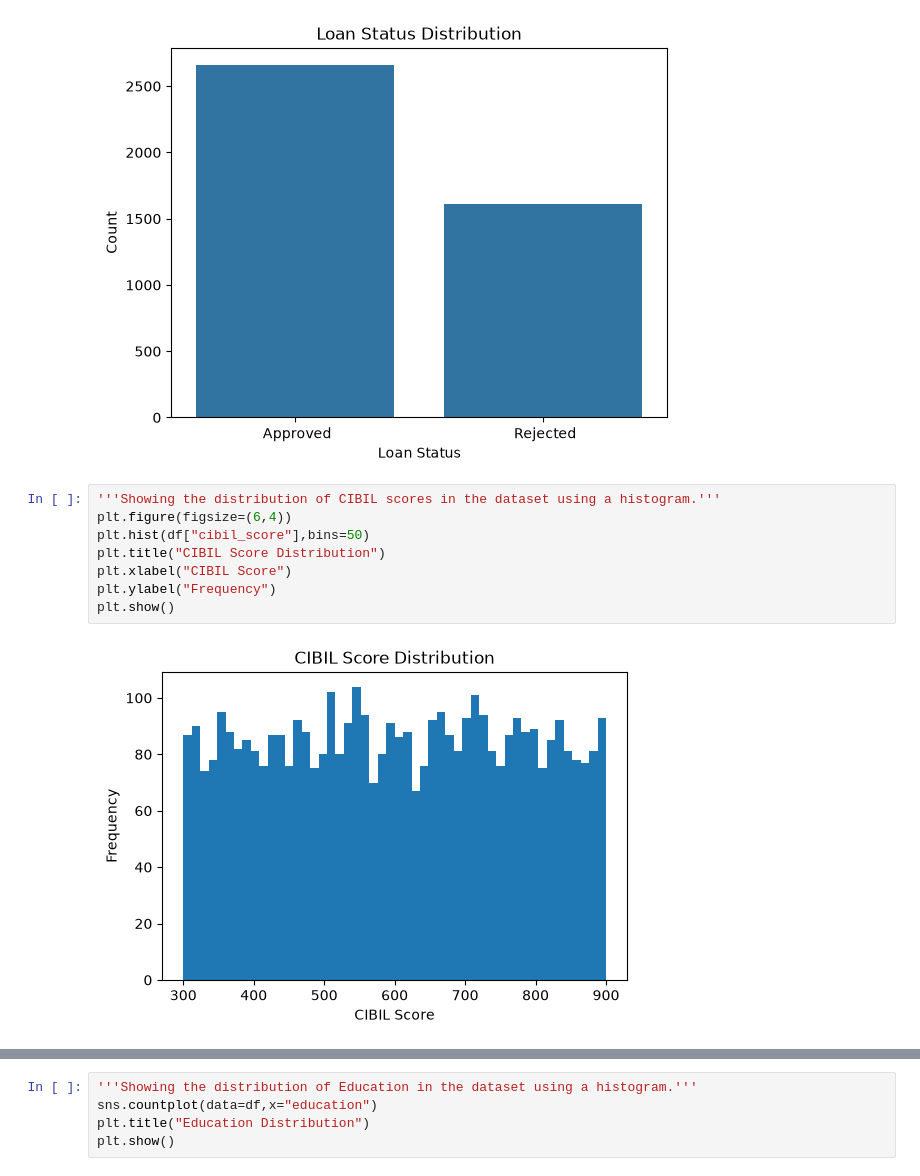
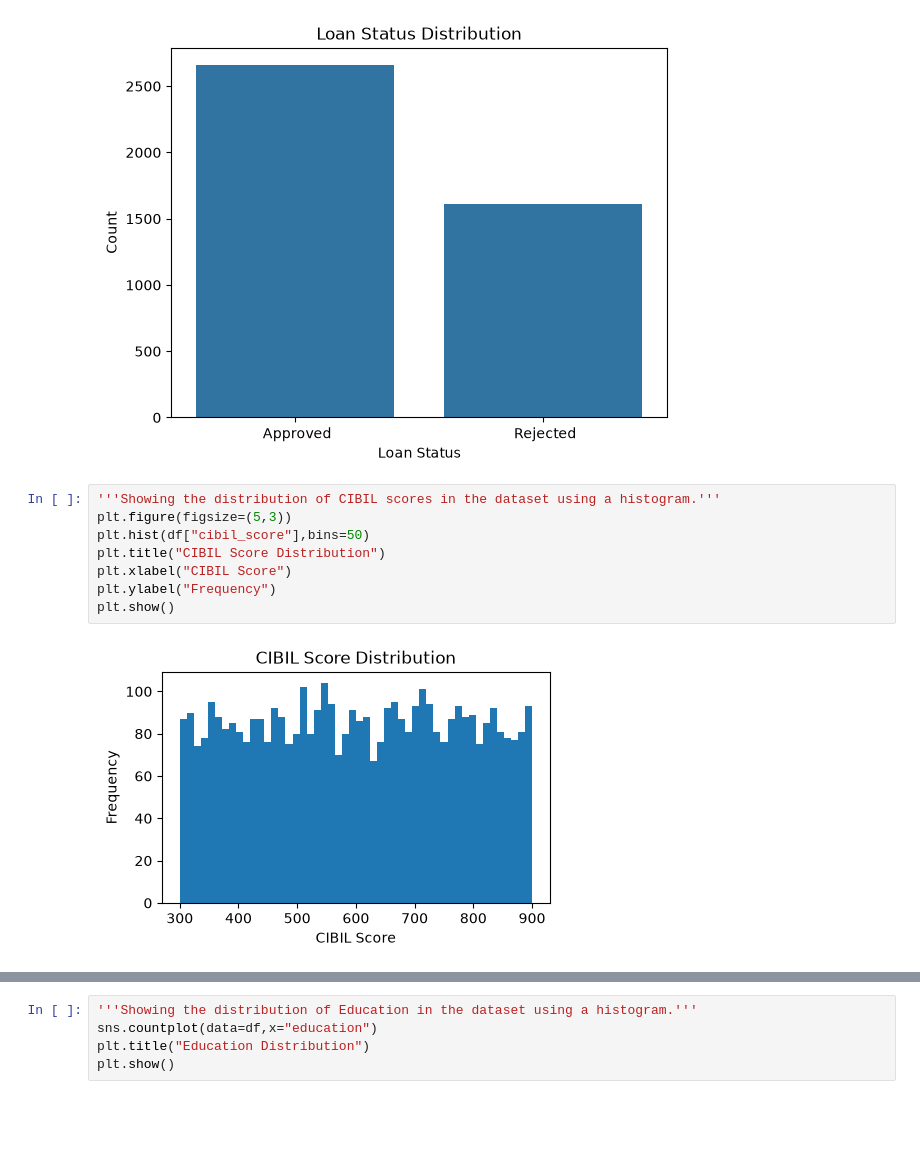
Before and after one commit to Ishrat07-vit/loan-approval-prediction, a Jupyter notebook: notebooks/Loan_Approval_Prediction.ipynb, the cells around one changed output, grey strips where cells are left out. Saved outputs shown, nothing was run; the diff lists cells and outputs as text; blank space fills up the shorter version.

```diff
--- a/notebooks/Loan_Approval_Prediction.ipynb
+++ b/notebooks/Loan_Approval_Prediction.ipynb
@@ -126,13 +126,13 @@ plt.show()
 [figure]
 # %%
 '''Showing the distribution of CIBIL scores in the dataset using a histogram.'''
-plt.figure(figsize=(6,4))
+plt.figure(figsize=(5,3))
 plt.hist(df["cibil_score"],bins=50)
 plt.title("CIBIL Score Distribution")
 plt.xlabel("CIBIL Score")
 plt.ylabel("Frequency")
 plt.show()
 # %% [output]
-[figure, old version]
+[figure, new version]
 # %%
 '''Showing the distribution of Loan Term in the dataset using a histogram.'''
```
Also changed, not shown: parts of 2 cells of this notebook.
